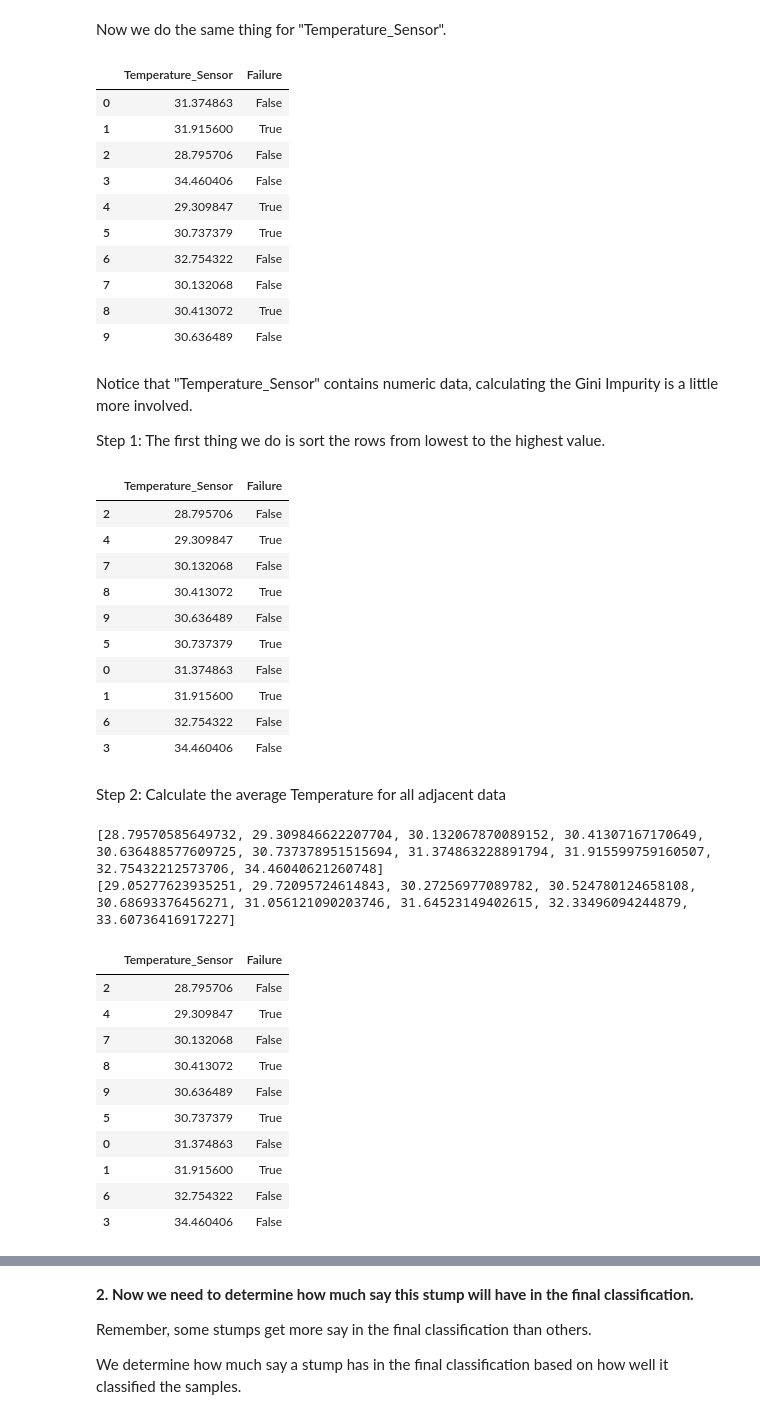
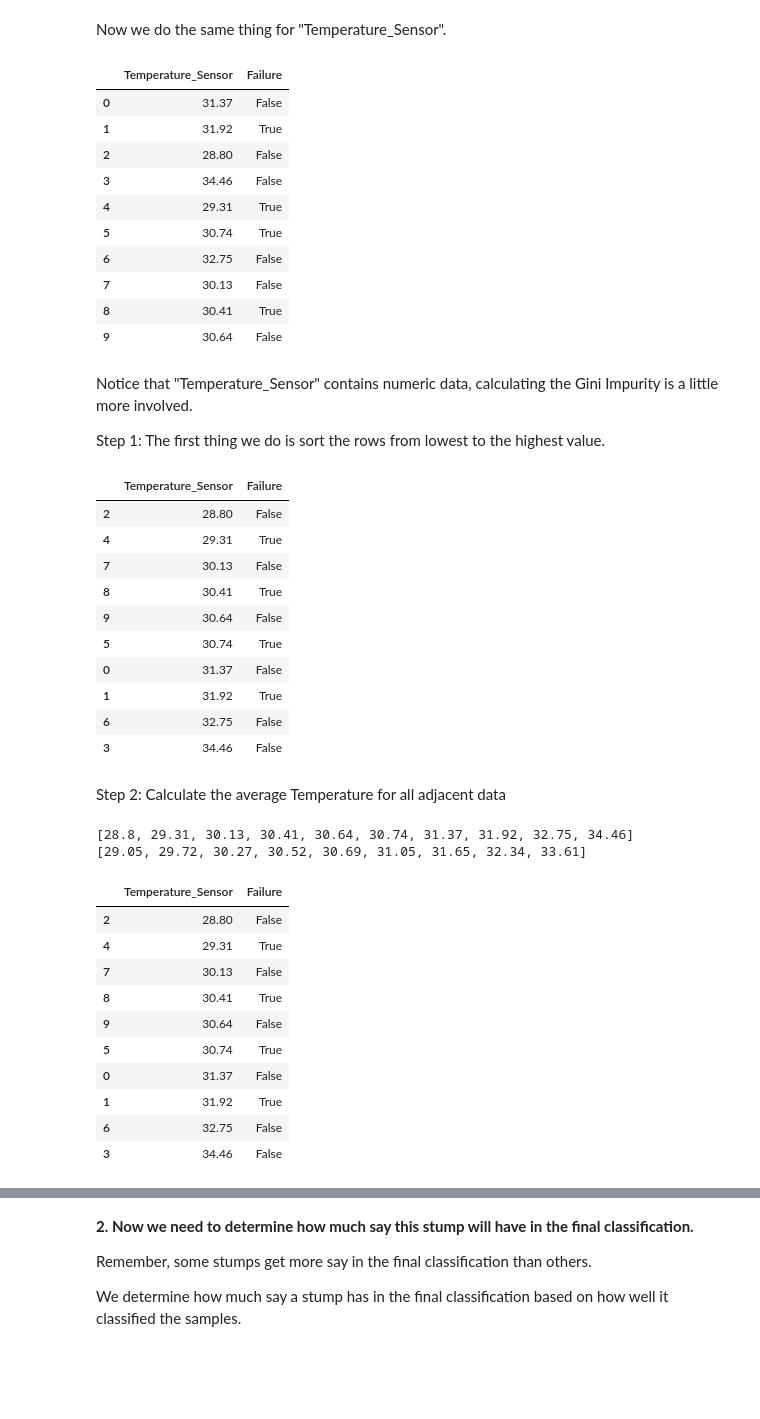
Before and after one commit to AHMAD-KHAIRI/python, a Jupyter notebook: day_110_adaboost/adaboost.ipynb, the cells around one changed output, grey strips where cells are left out. Cells and saved outputs as stored; diff of their text form; code cells hidden in the pictures; blank space fills up the shorter version.

```diff
--- a/day_110_adaboost/adaboost.ipynb
+++ b/day_110_adaboost/adaboost.ipynb
@@ -31,12 +31,5 @@ import numpy as np
 input_file = "machinedata.csv"
 df = pd.read_csv(input_file)
 
-# Generate random temperatures
-np.random.seed(2)
-random_temperatures = np.random.normal(32.0, 1.5, len(df))
-random_temperatures
-
-df["Temperature_Sensor"] = random_temperatures
-df.to_csv("machinedata.csv", index=False)
 df
 # %% [output]
@@ -54,3 +46,0 @@ df
-# %%
-# dropping the columns for simplification
-df.drop(columns=["Optical_Sensor", "Airflow_Sensor", "Current_Sensor"], axis=1, inplace=True)
@@ -178,16 +142,16 @@ Now we do the same thing for "Temperature_Sensor".
 df[["Temperature_Sensor", "Failure"]]
 # %% [output]
 |  | Temperature_Sensor | Failure |
-| 0 | 31.374863 | False |
-| 1 | 31.915600 | True |
-| 2 | 28.795706 | False |
-| 3 | 34.460406 | False |
-| 4 | 29.309847 | True |
-| 5 | 30.737379 | True |
-| 6 | 32.754322 | False |
-| 7 | 30.132068 | False |
-| 8 | 30.413072 | True |
-| 9 | 30.636489 | False |
+| 0 | 31.37 | False |
+| 1 | 31.92 | True |
+| 2 | 28.80 | False |
+| 3 | 34.46 | False |
+| 4 | 29.31 | True |
+| 5 | 30.74 | True |
+| 6 | 32.75 | False |
+| 7 | 30.13 | False |
+| 8 | 30.41 | True |
+| 9 | 30.64 | False |
 # %% [markdown]
 Notice that "Temperature_Sensor" contains numeric data, calculating the Gini Impurity is a little more involved.
 
@@ -197,44 +161,44 @@ sorted_by_temperature_df = df.sort_values("Temperature_Sensor", ascending=True)
 sorted_by_temperature_df[["Temperature_Sensor", "Failure"]]
 # %% [output]
 |  | Temperature_Sensor | Failure |
-| 2 | 28.795706 | False |
-| 4 | 29.309847 | True |
-| 7 | 30.132068 | False |
-| 8 | 30.413072 | True |
-| 9 | 30.636489 | False |
-| 5 | 30.737379 | True |
-| 0 | 31.374863 | False |
-| 1 | 31.915600 | True |
-| 6 | 32.754322 | False |
-| 3 | 34.460406 | False |
+| 2 | 28.80 | False |
+| 4 | 29.31 | True |
+| 7 | 30.13 | False |
+| 8 | 30.41 | True |
+| 9 | 30.64 | False |
+| 5 | 30.74 | True |
+| 0 | 31.37 | False |
+| 1 | 31.92 | True |
+| 6 | 32.75 | False |
+| 3 | 34.46 | False |
 # %% [markdown]
 Step 2: Calculate the average Temperature for all adjacent data
 # %%
 my_list = []
 averages = []
 
 for temp in sorted_by_temperature_df["Temperature_Sensor"]:
     my_list.append(temp)
 
-# Calculate the average for each adjacent pair
+# Calculate the average for each adjacent pair and round to 2 decimals
 for i in range(len(my_list) - 1):
-    average = (my_list[i] + my_list[i + 1]) / 2
+    average = round((my_list[i] + my_list[i + 1]) / 2, 2)
     averages.append(average)
 
 print(my_list)
 print(averages)
 sorted_by_temperature_df[["Temperature_Sensor", "Failure"]]
 # %% [output]
-[28.79570585649732, 29.309846622207704, 30.132067870089152, 30.41307167170649, 30.636488577609725, 30.737378951515694, 31.374863228891794, 31.915599759160507, 32.75432212573706, 34.46040621260748]
-[29.05277623935251, 29.72095724614843, 30.27256977089782, 30.524780124658108, 30.68693376456271, 31.056121090203746, 31.64523149402615, 32.33496094244879, 33.60736416917227]
+[28.8, 29.31, 30.13, 30.41, 30.64, 30.74, 31.37, 31.92, 32.75, 34.46]
+[29.05, 29.72, 30.27, 30.52, 30.69, 31.05, 31.65, 32.34, 33.61]
 |  | Temperature_Sensor | Failure |
-| 2 | 28.795706 | False |
-| 4 | 29.309847 | True |
-| 7 | 30.132068 | False |
-| 8 | 30.413072 | True |
-| 9 | 30.636489 | False |
-| 5 | 30.737379 | True |
-| 0 | 31.374863 | False |
-| 1 | 31.915600 | True |
-| 6 | 32.754322 | False |
-| 3 | 34.460406 | False |
+| 2 | 28.80 | False |
+| 4 | 29.31 | True |
+| 7 | 30.13 | False |
+| 8 | 30.41 | True |
+| 9 | 30.64 | False |
+| 5 | 30.74 | True |
+| 0 | 31.37 | False |
+| 1 | 31.92 | True |
+| 6 | 32.75 | False |
+| 3 | 34.46 | False |
```
Also changed, not shown: parts of 114 cells of this notebook, 12 other files.
